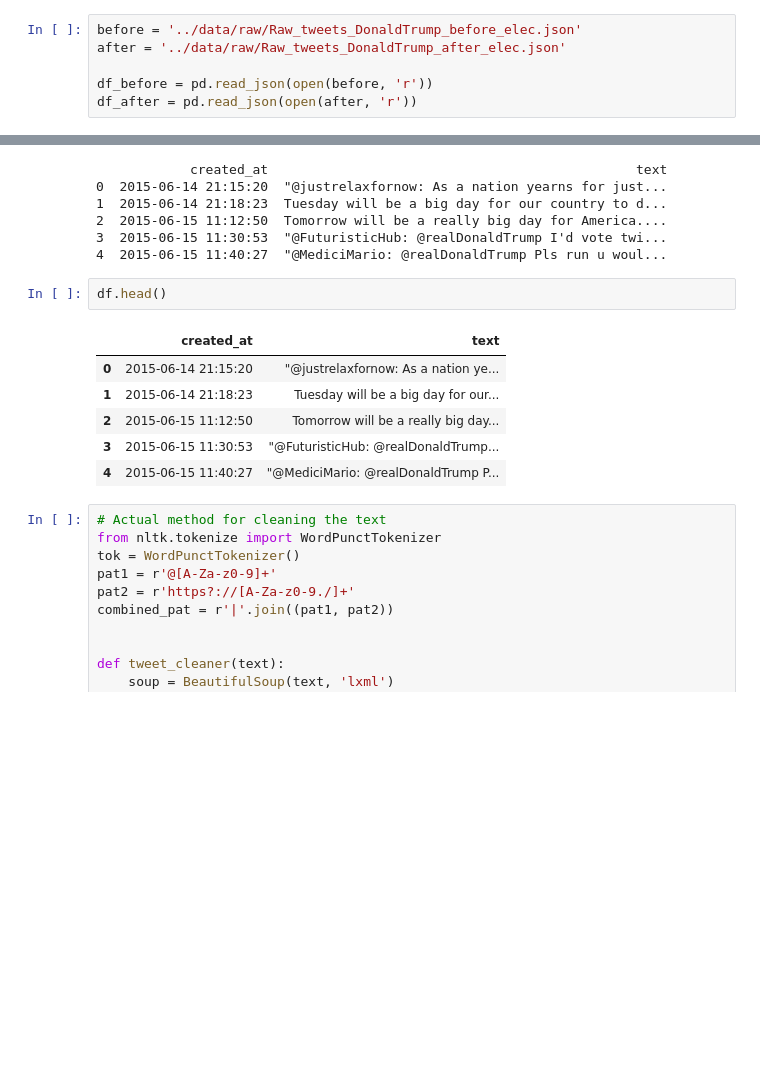
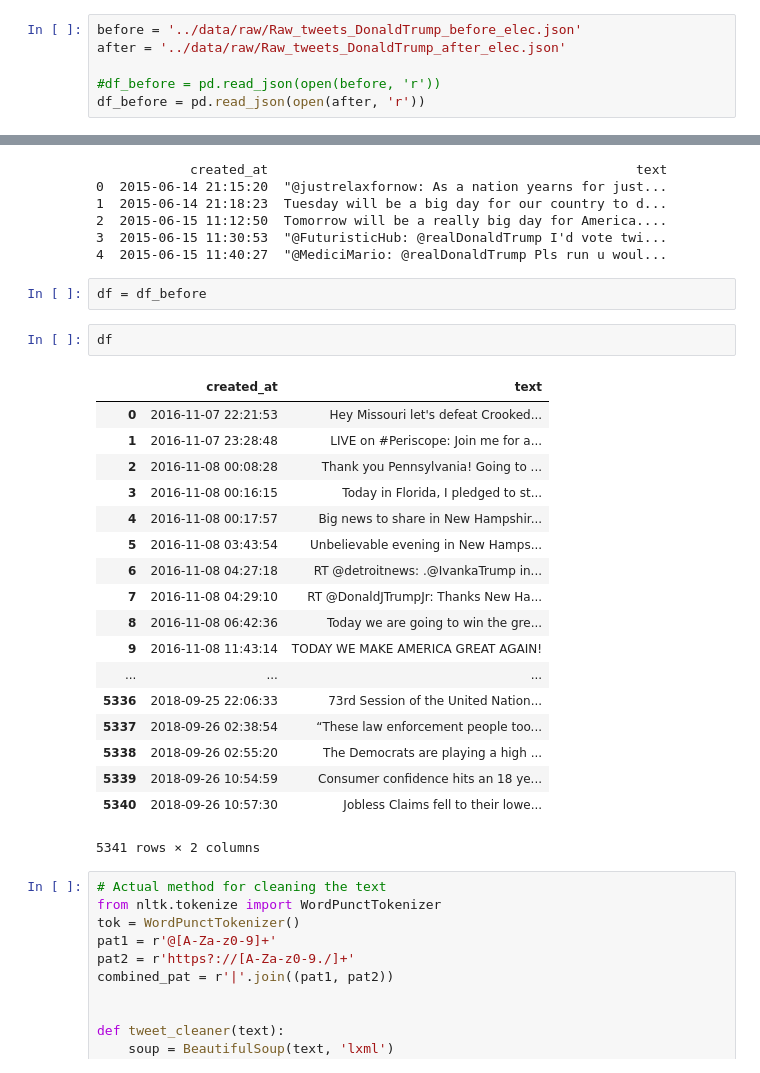
Before and after one commit to vvenla/trumponator, a Jupyter notebook: source/wrangling_tweets2.ipynb, the cells around one changed output, grey strips where cells are left out. Cells and saved outputs as stored; diff of their text form; blank space fills up the shorter version.

```diff
--- a/source/wrangling_tweets2.ipynb
+++ b/source/wrangling_tweets2.ipynb
@@ -8,7 +8,7 @@ import re
 before = '../data/raw/Raw_tweets_DonaldTrump_before_elec.json'
 after = '../data/raw/Raw_tweets_DonaldTrump_after_elec.json'
 
-df_before = pd.read_json(open(before, 'r'))
-df_after = pd.read_json(open(after, 'r'))
+#df_before = pd.read_json(open(before, 'r'))
+df_before = pd.read_json(open(after, 'r'))
 # %%
 # Tässä on nyt ylimääräisiä twiittejä ja ne ovat epäkronologisessa järjestyksessä.
@@ -227,15 +227,29 @@ print(df.head())
 2  2015-06-15 11:12:50  Tomorrow will be a really big day for America....
 3  2015-06-15 11:30:53  "@FuturisticHub: @realDonaldTrump I'd vote twi...
 4  2015-06-15 11:40:27  "@MediciMario: @realDonaldTrump Pls run u woul...
+# %%
+df = df_before
 # %%
-df.head()
+df
 # %% [output]
 |  | created_at | text |
-| 0 | 2015-06-14 21:15:20 | "@justrelaxfornow: As a nation ye... |
-| 1 | 2015-06-14 21:18:23 | Tuesday will be a big day for our... |
-| 2 | 2015-06-15 11:12:50 | Tomorrow will be a really big day... |
-| 3 | 2015-06-15 11:30:53 | "@FuturisticHub: @realDonaldTrump... |
-| 4 | 2015-06-15 11:40:27 | "@MediciMario: @realDonaldTrump P... |
+| 0 | 2016-11-07 22:21:53 | Hey Missouri let's defeat Crooked... |
+| 1 | 2016-11-07 23:28:48 | LIVE on #Periscope: Join me for a... |
+| 2 | 2016-11-08 00:08:28 | Thank you Pennsylvania! Going to ... |
+| 3 | 2016-11-08 00:16:15 | Today in Florida, I pledged to st... |
+| 4 | 2016-11-08 00:17:57 | Big news to share in New Hampshir... |
+| 5 | 2016-11-08 03:43:54 | Unbelievable evening in New Hamps... |
+| 6 | 2016-11-08 04:27:18 | RT @detroitnews: .@IvankaTrump in... |
+| 7 | 2016-11-08 04:29:10 | RT @DonaldJTrumpJr: Thanks New Ha... |
+| 8 | 2016-11-08 06:42:36 | Today we are going to win the gre... |
+| 9 | 2016-11-08 11:43:14 | TODAY WE MAKE AMERICA GREAT AGAIN! |
+| ... | ... | ... |
+| 5336 | 2018-09-25 22:06:33 | 73rd Session of the United Nation... |
+| 5337 | 2018-09-26 02:38:54 | “These law enforcement people too... |
+| 5338 | 2018-09-26 02:55:20 | The Democrats are playing a high ... |
+| 5339 | 2018-09-26 10:54:59 | Consumer confidence hits an 18 ye... |
+| 5340 | 2018-09-26 10:57:30 | Jobless Claims fell to their lowe... |
+5341 rows × 2 columns
 # %%
 # Actual method for cleaning the text
 from nltk.tokenize import WordPunctTokenizer
```
Also changed, not shown: parts of 13 cells of this notebook, 28 other files.
